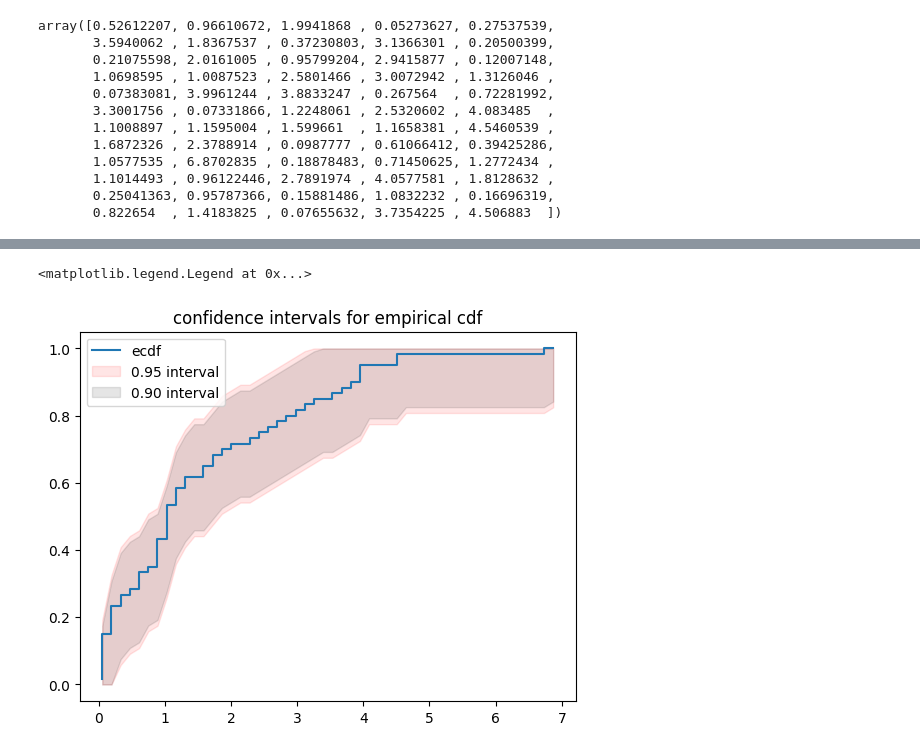
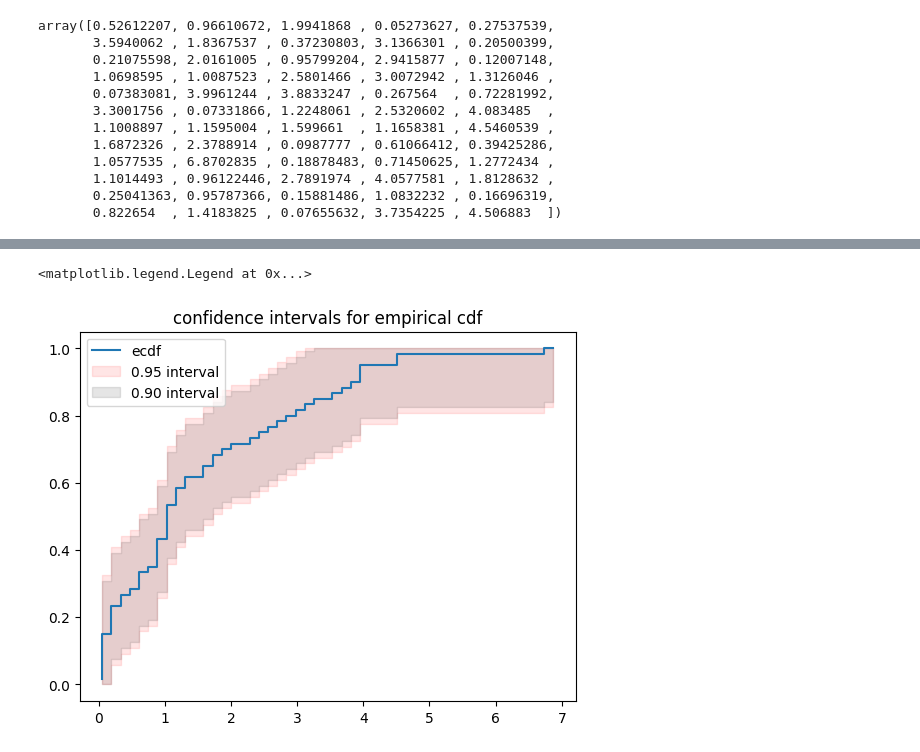
Before and after one commit to AlDente-Noo/Math_Stat_8th_Sem, a Jupyter notebook: Untitled.ipynb, the cells around one changed output, grey strips where cells are left out. Drawn from its saved outputs; the diff is of its cells as text; code cells hidden in the pictures.

```diff
--- a/Untitled.ipynb
+++ b/Untitled.ipynb
@@ -61,22 +58,22 @@ Text(0.5, 1.0, 'empirical cdf')
 # %%
 lower_bound = lambda x, perc: ecdf(x) - stat.kstwobign.ppf(perc) / n**0.5
 upper_bound = lambda x, perc: ecdf(x) + stat.kstwobign.ppf(perc) / n**0.5
 
 
-x = np.linspace(min(data), max(sample))
+x = np.linspace(min(sample), max(sample))
 y = ecdf(x)
 lb_95 = np.maximum(lower_bound(x, 0.95), np.zeros(np.size(x)))
 ub_95 = np.minimum(upper_bound(x, 0.95), np.ones(np.size(x)))
 lb_90 = np.maximum(lower_bound(x, 0.90), np.zeros(np.size(x)))
 ub_90 = np.minimum(upper_bound(x, 0.90), np.ones(np.size(x)))
 
 
 fig, ax = plot.subplots()
 ax.step(x,y)
-ax.fill_between(x, lb_95, ub_95, color='red', alpha=.1)
-ax.fill_between(x, lb_90, ub_90, color='black', alpha=.1)
+ax.fill_between(x, lb_95, ub_95, color='red', alpha=.1, step = "pre")
+ax.fill_between(x, lb_90, ub_90, color='black', alpha=.1, step = "pre")
 plot.title("confidence intervals for empirical cdf")
 plot.legend(["ecdf", "0.95 interval", "0.90 interval"])
 # %% [output]
 <matplotlib.legend.Legend at 0x...>
-[figure, old version]
+[figure, new version]
```
Also changed, not shown: parts of 7 cells of this notebook.
